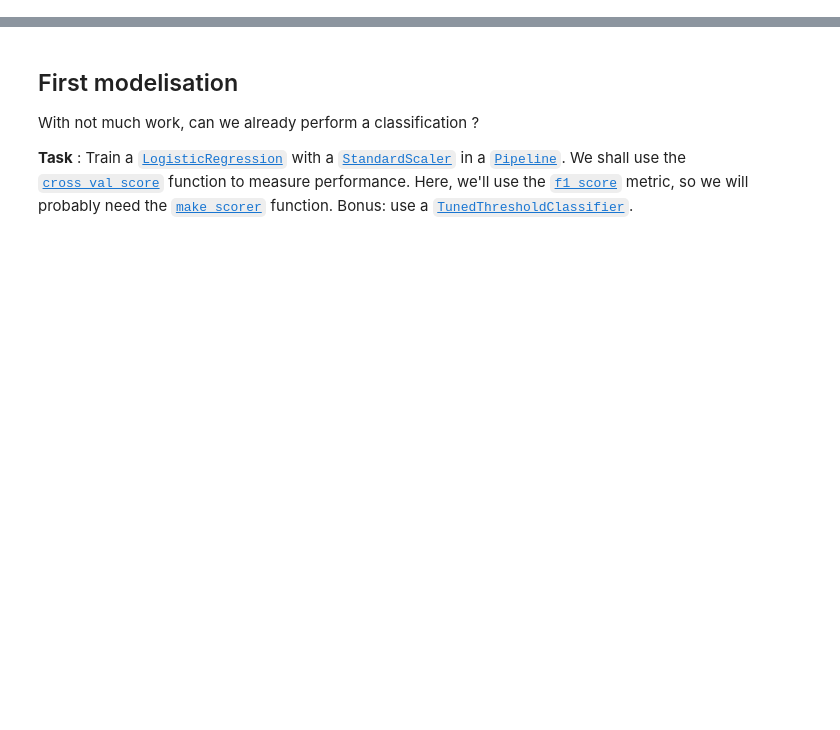
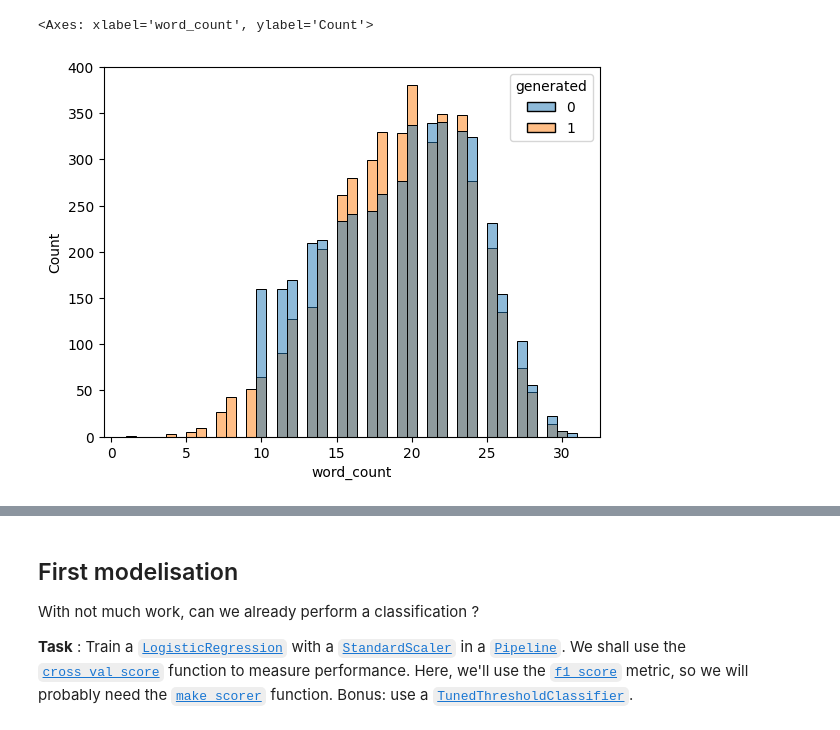
Before and after one commit to SpehKing/Pratical-Machine-Learning, a Jupyter notebook: NB10 - NLP Basics/NB10 - Starter.ipynb, the cells around one changed output, grey strips where cells are left out. Drawn from its saved outputs; the diff is of its cells as text; code cells hidden in the pictures; blank space fills up the shorter version.

```diff
--- a/NB10 - NLP Basics/NB10 - Starter.ipynb
+++ b/NB10 - NLP Basics/NB10 - Starter.ipynb
@@ -66,0 +229,5 @@ We would like to see if the previous indicators we build might already help iden
+# %%
+sns.histplot(data=features_df, x="word_count", hue="generated")
+# %% [output]
+<Axes: xlabel='word_count', ylabel='Count'>
+[figure, added]
```
Also changed, not shown: parts of 30 cells of this notebook, 11 other files.
